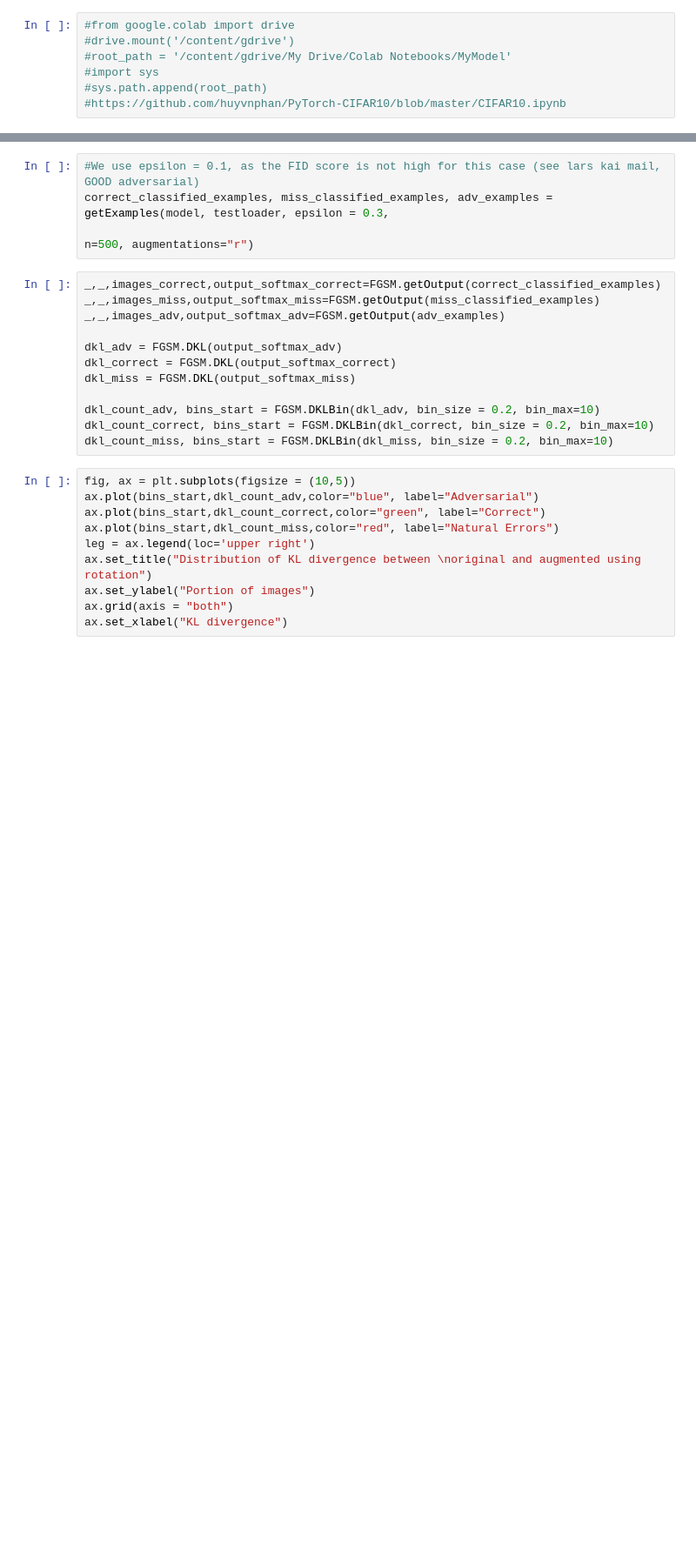
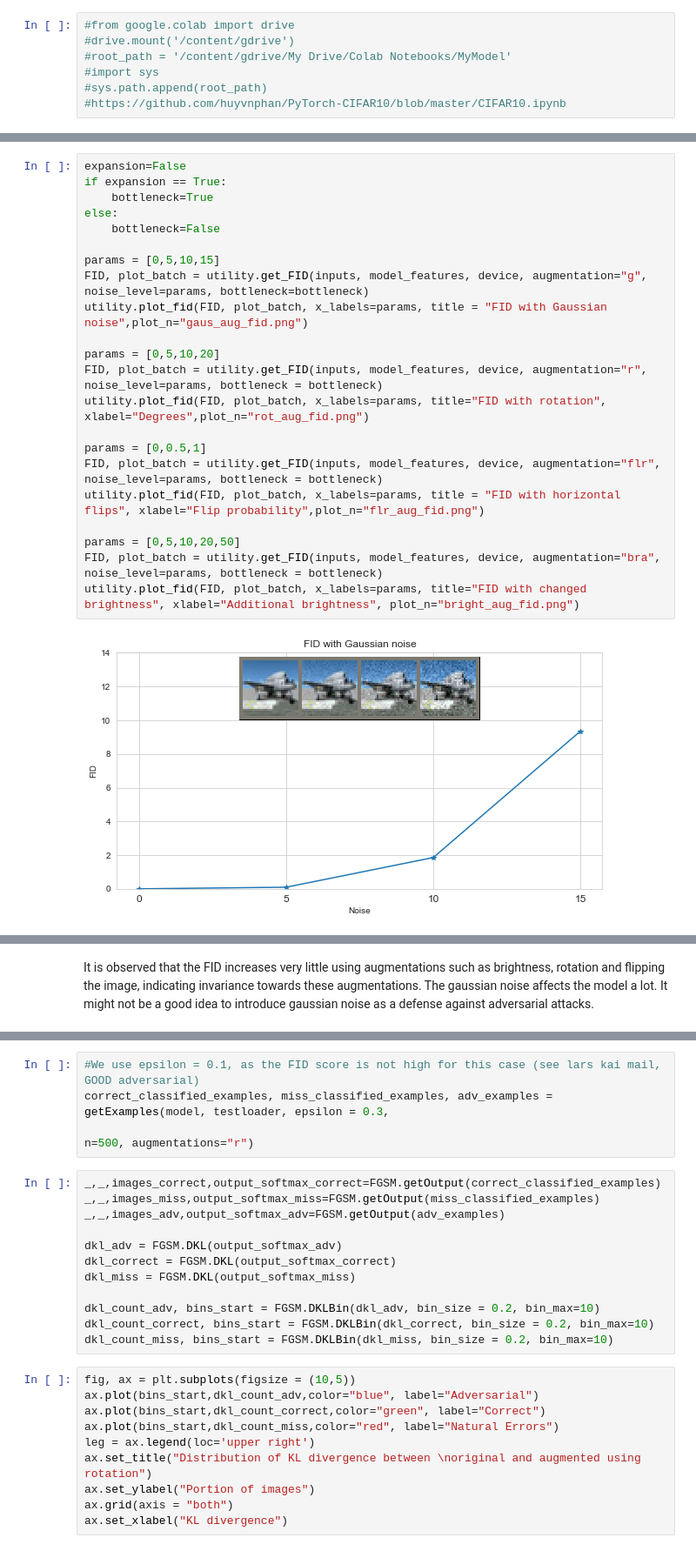
Before and after one commit to apra/adversarial_augmentation, a Jupyter notebook: main.ipynb, the cells around one changed output, grey strips where cells are left out. Shown: that part at 87% size. Cells and saved outputs as stored; diff of their text form; blank space fills up the shorter version.

```diff
--- a/main.ipynb
+++ b/main.ipynb
@@ -180,0 +224,24 @@ def getExamples(model, data_loader, epsilon=0.3, n=300, augmentations="r", onlyb
+# %%
+expansion=False
+if expansion == True:
+    bottleneck=True
+else:
+    bottleneck=False
+
+params = [0,5,10,15]
+FID, plot_batch = utility.get_FID(inputs, model_features, device, augmentation="g", noise_level=params, bottleneck=bottleneck)
+utility.plot_fid(FID, plot_batch, x_labels=params, title = "FID with Gaussian noise",plot_n="gaus_aug_fid.png")
+
+params = [0,5,10,20]
+FID, plot_batch = utility.get_FID(inputs, model_features, device, augmentation="r", noise_level=params, bottleneck = bottleneck)
+utility.plot_fid(FID, plot_batch, x_labels=params, title="FID with rotation", xlabel="Degrees",plot_n="rot_aug_fid.png")
+
+params = [0,0.5,1]
+FID, plot_batch = utility.get_FID(inputs, model_features, device, augmentation="flr", noise_level=params, bottleneck = bottleneck)
+utility.plot_fid(FID, plot_batch, x_labels=params, title = "FID with horizontal flips", xlabel="Flip probability",plot_n="flr_aug_fid.png")
+
+params = [0,5,10,20,50]
+FID, plot_batch = utility.get_FID(inputs, model_features, device, augmentation="bra", noise_level=params, bottleneck = bottleneck)
+utility.plot_fid(FID, plot_batch, x_labels=params, title="FID with changed brightness", xlabel="Additional brightness", plot_n="bright_aug_fid.png")
+# %% [output]
+[figure, added]
@@ -180,0 +251,2 @@ def getExamples(model, data_loader, epsilon=0.3, n=300, augmentations="r", onlyb
+# %% [markdown]
+It is observed that the FID increases very little using augmentations such as brightness, rotation and flipping the image, indicating invariance towards these augmentations. The gaussian noise affects the model a lot. It might not be a good idea to introduce gaussian noise as a defense against adversarial attacks.
```
Also changed, not shown: parts of 77 cells of this notebook, 38 other files.
